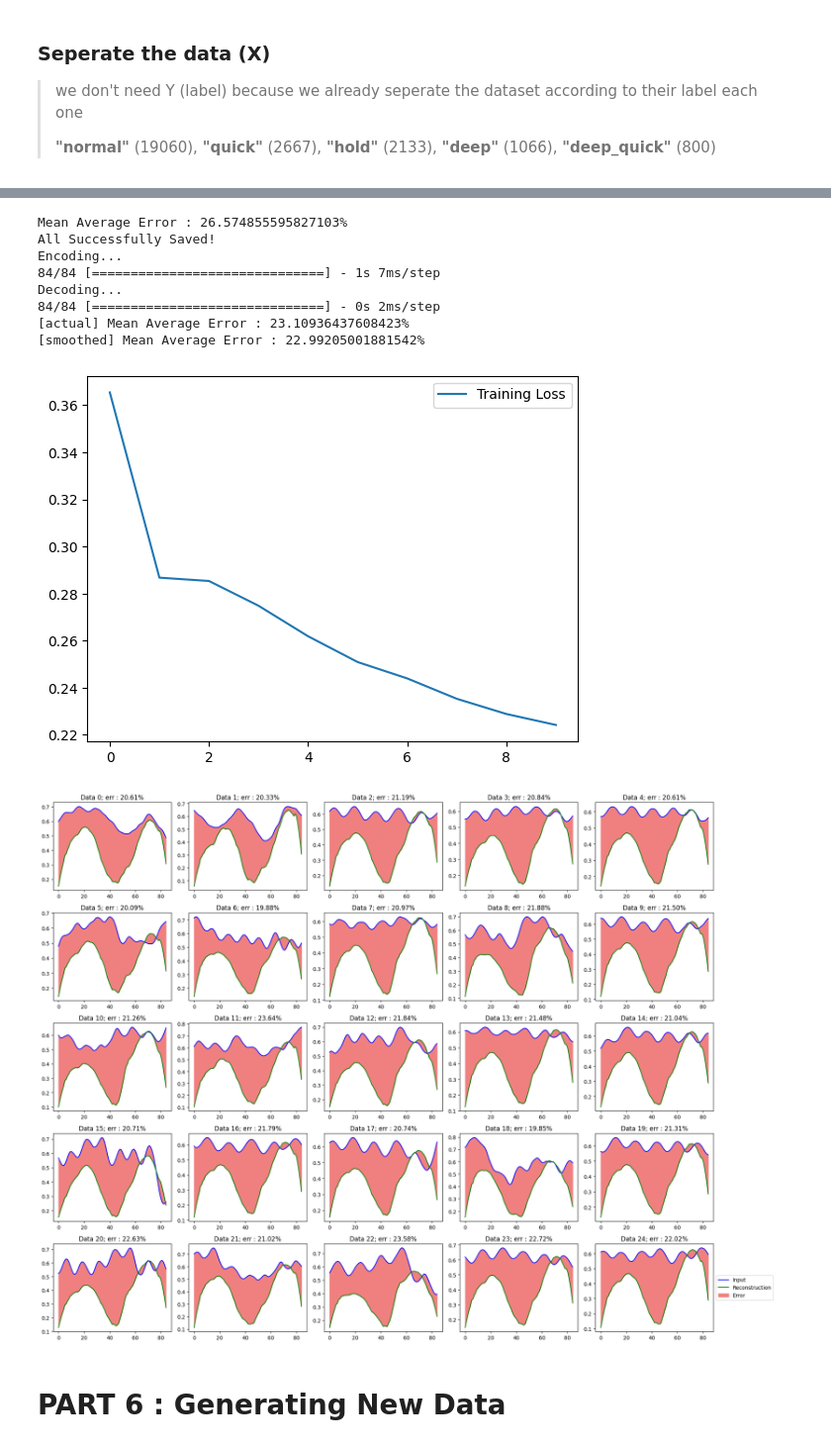
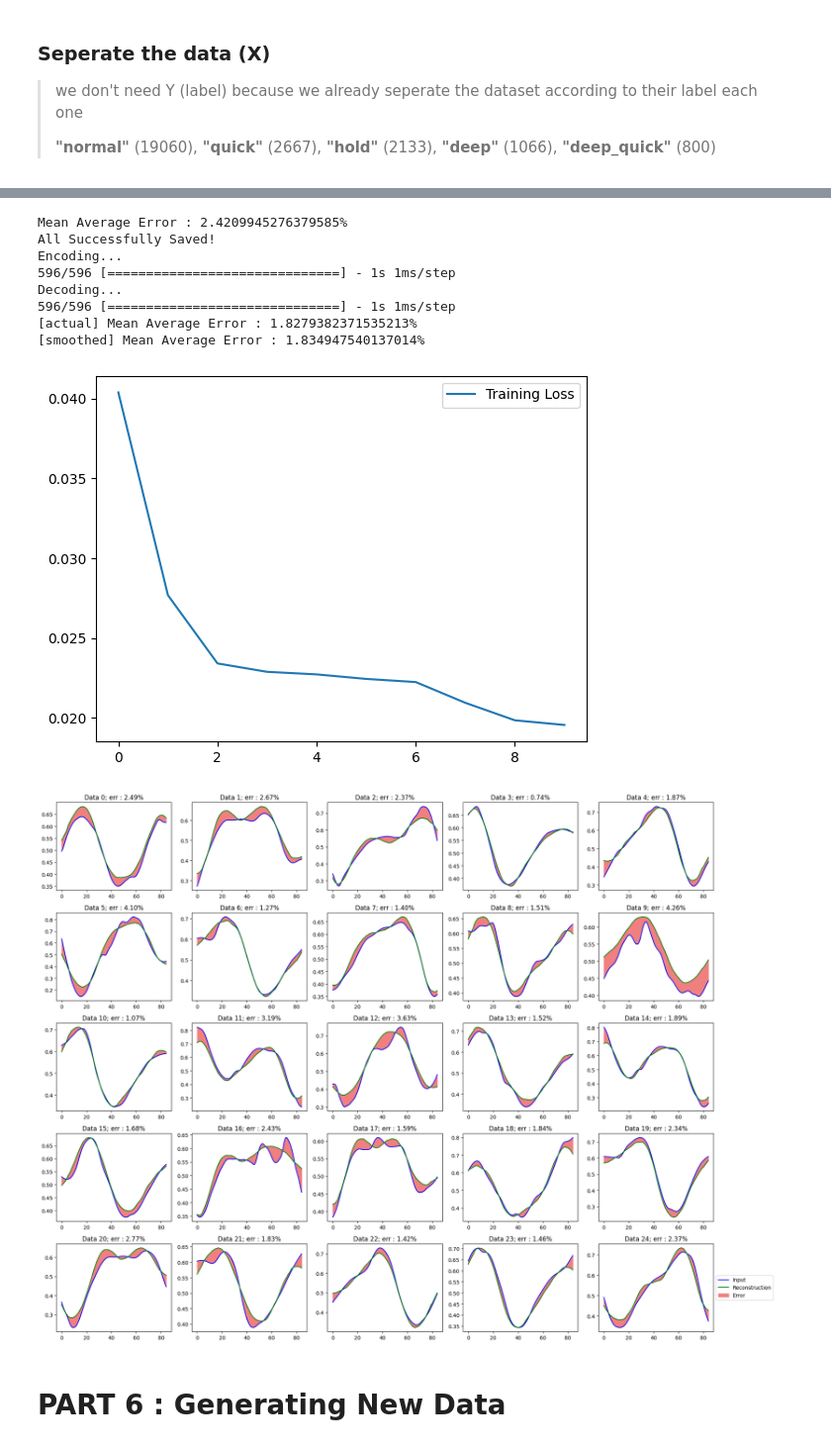
Before and after one commit to yokahealthcare/Anasa-GAN, a Jupyter notebook: [Main v2] [AE] [RNN] Breathing_Wave.ipynb, the cells around one changed output, grey strips where cells are left out. Shown: that part at 99% size. Cells and saved outputs as stored; diff of their text form; code cells hidden in the pictures.

```diff
--- a/[Main v2] [AE] [RNN] Breathing_Wave.ipynb
+++ b/[Main v2] [AE] [RNN] Breathing_Wave.ipynb
@@ -128,6 +125,8 @@ def AE(dropout_rate=0.2, init_mode='glorot_uniform'):
     model.add(Dense(32))
     model.add(LeakyReLU())
     model.add(Dense(16))
+    model.add(LeakyReLU())
+    model.add(Dense(8))
     model.add(LeakyReLU())
 
     # Decoder layers
@@ -152,14 +151,14 @@ print(f"Number of CPU cores: {cpu_count}")
 # %% [output]
 Number of CPU cores: 2
 # %%
-def fit_and_print(X, params, cv=2, n_jobs=cpu_count-2):
+def fit_and_print(tran_X, params, cv=2, n_jobs=cpu_count-2):
   model_kr = KerasRegressor(model=AE)
 
   # Create the grid search object
   grid_search = GridSearchCV(estimator=model_kr, param_grid=params, cv=2, verbose=1, refit=True, n_jobs=n_jobs)
 
   # Fit the grid search object to your data
-  grid_search.fit(X, X)  # Assuming X_train is your training data
+  grid_search.fit(tran_X, tran_X)  # Assuming X_train is your training data
 
   # Print the best hyperparameters and the corresponding mean squared error
   print("Best Hyperparameters:", grid_search.best_params_)
@@ -170,14 +169,14 @@ def fit_and_print(X, params, cv=2, n_jobs=cpu_count-2):
 # PART 3 : Saving Model
 # %%
 import os
-def save_all(dir, grid_search):
+def save_all(tran_X, dir, grid_search):
   # complement that
   dir += '\\'
 
   ## save the best model
   # You have add or remove the argument according to GridSearchCV HYPERPARAMATERS
   main_model = AE()
-  history = main_model.fit(X, X, epochs=10, batch_size=32, verbose=0)
+  history = main_model.fit(tran_X, tran_X, epochs=10, batch_size=32, verbose=0)
   main_model.save(dir+"best_model.h5")
 
   # plot the loss on training the best model
@@ -272,6 +271,7 @@ def run_all(X):
   # Preprocessed the data
   tran_X = preprocessor(X, x_type="MinMaxScaler")
 
+  # start the grid search cross validation process
   # Define the hyperparameters and their values to search
   param_grid = {
       'epochs': [10],
@@ -284,7 +284,7 @@ def run_all(X):
 
   # Saving the model
   dir = os.getcwd()
-  gs_csv, main_model, encoder_model, decoder_model = save_all(dir, grid_search)
+  gs_csv, main_model, encoder_model, decoder_model = save_all(tran_X, dir, grid_search)
 
   # Testing the model
   test_model(tran_X, encoder_model, decoder_model)
@@ -296,7 +296,7 @@ def run_all(X):
 >
 > **"normal"** (19060), **"quick"** (2667), **"hold"** (2133), **"deep"** (1066), **"deep_quick"** (800)
 # %%
-X = quick_df.iloc[:, :-1]
+X = normal_df.iloc[:, :-1]
 gs_csv, main_model, encoder_model, decoder_model = run_all(X)
 # %% [output]
 Fitting 2 folds for each of 1 candidates, totalling 2 fits
@@ -319,15 +319,15 @@ Best MSE: -0.7835951833756184
 WARNING:tensorflow:Compiled the loaded model, but the compiled metrics have yet to be built. `model.compile_metrics` will be empty until you train or evaluate the model.
 WARNING:tensorflow:Compiled the loaded model, but the compiled metrics have yet to be built. `model.compile_metrics` will be empty until you train or evaluate the model.
-Mean Average Error : 26.574855595827103%
+Mean Average Error : 2.4209945276379585%
 All Successfully Saved!
 Encoding...
-84/84 [==============================] - 1s 7ms/step
+596/596 [==============================] - 1s 1ms/step
 Decoding...
-84/84 [==============================] - 0s 2ms/step
-[actual] Mean Average Error : 23.10936437608423%
-[smoothed] Mean Average Error : 22.99205001881542%
+596/596 [==============================] - 1s 1ms/step
+[actual] Mean Average Error : 1.8279382371535213%
+[smoothed] Mean Average Error : 1.834947540137014%
-[figure, old version]
+[figure, new version]
-[figure, old version]
+[figure, new version]
 # %% [markdown]
 # PART 6 : Generating New Data
 # %% [markdown]
```
Also changed, not shown: parts of 4 cells of this notebook.
